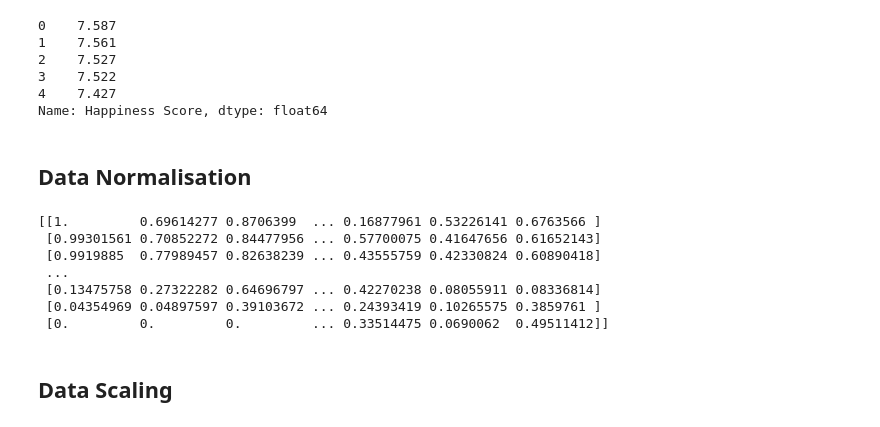
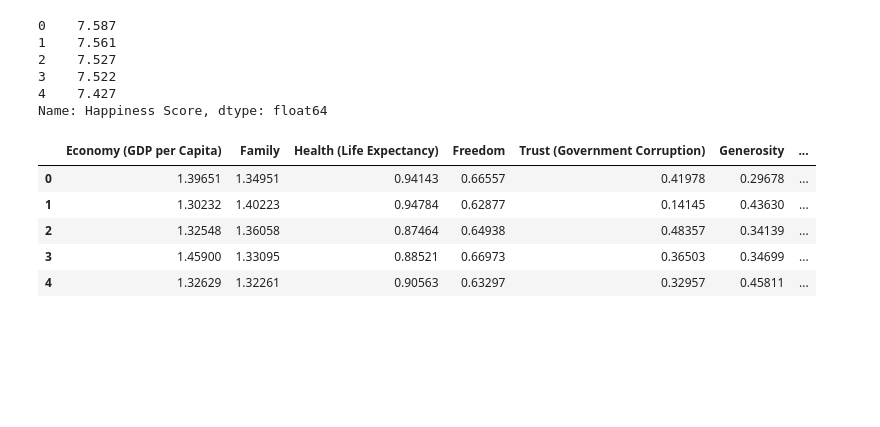
Before and after one commit to ThomasLee94/word-happiness-report, a Jupyter notebook: world_happiness_analysis.ipynb, the cells around one changed output. Saved outputs shown, nothing was run; the diff lists cells and outputs as text; code cells hidden in the pictures; blank space fills up the shorter version.

```diff
--- a/world_happiness_analysis.ipynb
+++ b/world_happiness_analysis.ipynb
@@ -137,19 +140,12 @@ target.head()
 3    7.522
 4    7.427
 Name: Happiness Score, dtype: float64
-# %% [markdown]
-## Data Normalisation
-# %%
-min_max_scaler = preprocessing.MinMaxScaler()
-X_minmax = min_max_scaler.fit_transform(df_merged[1:])
-print(X_minmax)
-# %% [output]
-[[1.         0.69614277 0.8706399  ... 0.16877961 0.53226141 0.6763566 ]
- [0.99301561 0.70852272 0.84477956 ... 0.57700075 0.41647656 0.61652143]
- [0.9919885  0.77989457 0.82638239 ... 0.43555759 0.42330824 0.60890418]
- ...
- [0.13475758 0.27322282 0.64696797 ... 0.42270238 0.08055911 0.08336814]
- [0.04354969 0.04897597 0.39103672 ... 0.24393419 0.10265575 0.3859761 ]
- [0.         0.         0.         ... 0.33514475 0.0690062  0.49511412]]
-# %% [markdown]
-## Data Scaling
+# %%
+features.head()
+# %% [output]
+|  | Economy (GDP per Capita) | Family | Health (Life Expectancy) | Freedom | Trust (Government Corruption) | Generosity | ... |
+| 0 | 1.39651 | 1.34951 | 0.94143 | 0.66557 | 0.41978 | 0.29678 | ... |
+| 1 | 1.30232 | 1.40223 | 0.94784 | 0.62877 | 0.14145 | 0.43630 | ... |
+| 2 | 1.32548 | 1.36058 | 0.87464 | 0.64938 | 0.48357 | 0.34139 | ... |
+| 3 | 1.45900 | 1.33095 | 0.88521 | 0.66973 | 0.36503 | 0.34699 | ... |
+| 4 | 1.32629 | 1.32261 | 0.90563 | 0.63297 | 0.32957 | 0.45811 | ... |
```
Also changed, not shown: parts of 19 cells of this notebook.
